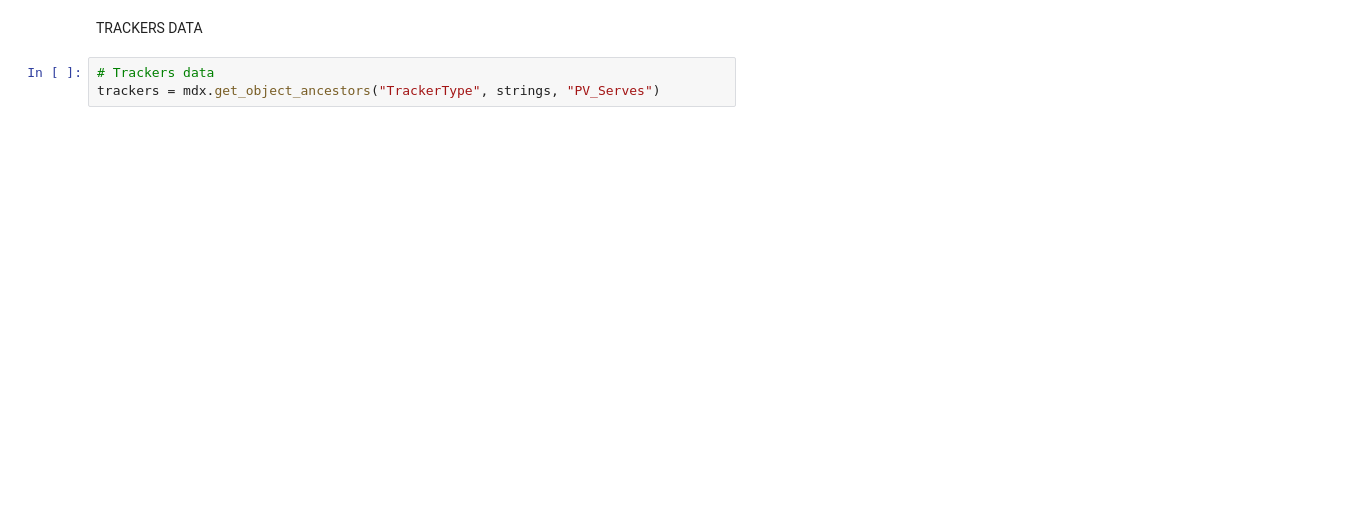
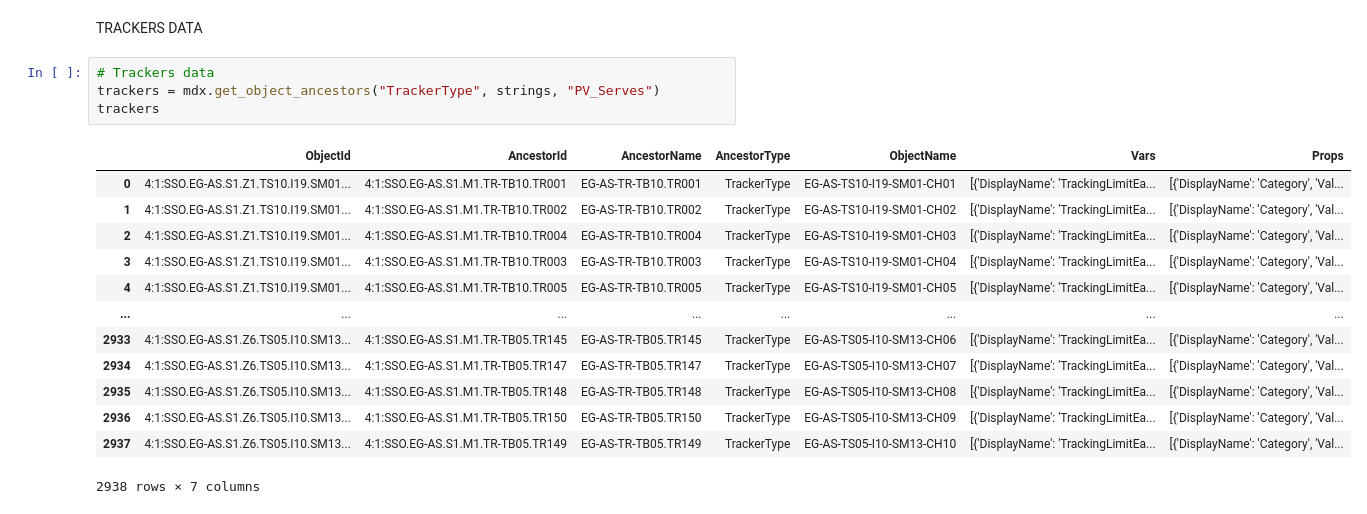
Before and after one commit to PrediktorAS/pyPrediktorMapClient, a Jupyter notebook: notebooks/Example_Data_Downloading.ipynb, the cells around one changed output. Drawn from its saved outputs; the diff is of its cells as text; blank space fills up the shorter version.

```diff
--- a/notebooks/Example_Data_Downloading.ipynb
+++ b/notebooks/Example_Data_Downloading.ipynb
@@ -126,3 +224,18 @@ TRACKERS DATA
 # %%
 # Trackers data
 trackers = mdx.get_object_ancestors("TrackerType", strings, "PV_Serves")
+trackers
+# %% [output]
+|  | ObjectId | AncestorId | AncestorName | AncestorType | ObjectName | Vars | Props |
+| 0 | 4:1:SSO.EG-AS.S1.Z1.TS10.I19.SM01... | 4:1:SSO.EG-AS.S1.M1.TR-TB10.TR001 | EG-AS-TR-TB10.TR001 | TrackerType | EG-AS-TS10-I19-SM01-CH01 | [{'DisplayName': 'TrackingLimitEa... | [{'DisplayName': 'Category', 'Val... |
+| 1 | 4:1:SSO.EG-AS.S1.Z1.TS10.I19.SM01... | 4:1:SSO.EG-AS.S1.M1.TR-TB10.TR002 | EG-AS-TR-TB10.TR002 | TrackerType | EG-AS-TS10-I19-SM01-CH02 | [{'DisplayName': 'TrackingLimitEa... | [{'DisplayName': 'Category', 'Val... |
+| 2 | 4:1:SSO.EG-AS.S1.Z1.TS10.I19.SM01... | 4:1:SSO.EG-AS.S1.M1.TR-TB10.TR004 | EG-AS-TR-TB10.TR004 | TrackerType | EG-AS-TS10-I19-SM01-CH03 | [{'DisplayName': 'TrackingLimitEa... | [{'DisplayName': 'Category', 'Val... |
+| 3 | 4:1:SSO.EG-AS.S1.Z1.TS10.I19.SM01... | 4:1:SSO.EG-AS.S1.M1.TR-TB10.TR003 | EG-AS-TR-TB10.TR003 | TrackerType | EG-AS-TS10-I19-SM01-CH04 | [{'DisplayName': 'TrackingLimitEa... | [{'DisplayName': 'Category', 'Val... |
+| 4 | 4:1:SSO.EG-AS.S1.Z1.TS10.I19.SM01... | 4:1:SSO.EG-AS.S1.M1.TR-TB10.TR005 | EG-AS-TR-TB10.TR005 | TrackerType | EG-AS-TS10-I19-SM01-CH05 | [{'DisplayName': 'TrackingLimitEa... | [{'DisplayName': 'Category', 'Val... |
+| ... | ... | ... | ... | ... | ... | ... | ... |
+| 2933 | 4:1:SSO.EG-AS.S1.Z6.TS05.I10.SM13... | 4:1:SSO.EG-AS.S1.M1.TR-TB05.TR145 | EG-AS-TR-TB05.TR145 | TrackerType | EG-AS-TS05-I10-SM13-CH06 | [{'DisplayName': 'TrackingLimitEa... | [{'DisplayName': 'Category', 'Val... |
+| 2934 | 4:1:SSO.EG-AS.S1.Z6.TS05.I10.SM13... | 4:1:SSO.EG-AS.S1.M1.TR-TB05.TR147 | EG-AS-TR-TB05.TR147 | TrackerType | EG-AS-TS05-I10-SM13-CH07 | [{'DisplayName': 'TrackingLimitEa... | [{'DisplayName': 'Category', 'Val... |
+| 2935 | 4:1:SSO.EG-AS.S1.Z6.TS05.I10.SM13... | 4:1:SSO.EG-AS.S1.M1.TR-TB05.TR148 | EG-AS-TR-TB05.TR148 | TrackerType | EG-AS-TS05-I10-SM13-CH08 | [{'DisplayName': 'TrackingLimitEa... | [{'DisplayName': 'Category', 'Val... |
+| 2936 | 4:1:SSO.EG-AS.S1.Z6.TS05.I10.SM13... | 4:1:SSO.EG-AS.S1.M1.TR-TB05.TR150 | EG-AS-TR-TB05.TR150 | TrackerType | EG-AS-TS05-I10-SM13-CH09 | [{'DisplayName': 'TrackingLimitEa... | [{'DisplayName': 'Category', 'Val... |
+| 2937 | 4:1:SSO.EG-AS.S1.Z6.TS05.I10.SM13... | 4:1:SSO.EG-AS.S1.M1.TR-TB05.TR149 | EG-AS-TR-TB05.TR149 | TrackerType | EG-AS-TS05-I10-SM13-CH10 | [{'DisplayName': 'TrackingLimitEa... | [{'DisplayName': 'Category', 'Val... |
+2938 rows × 7 columns
```
Also changed, not shown: parts of 28 cells of this notebook, 2 other files.
